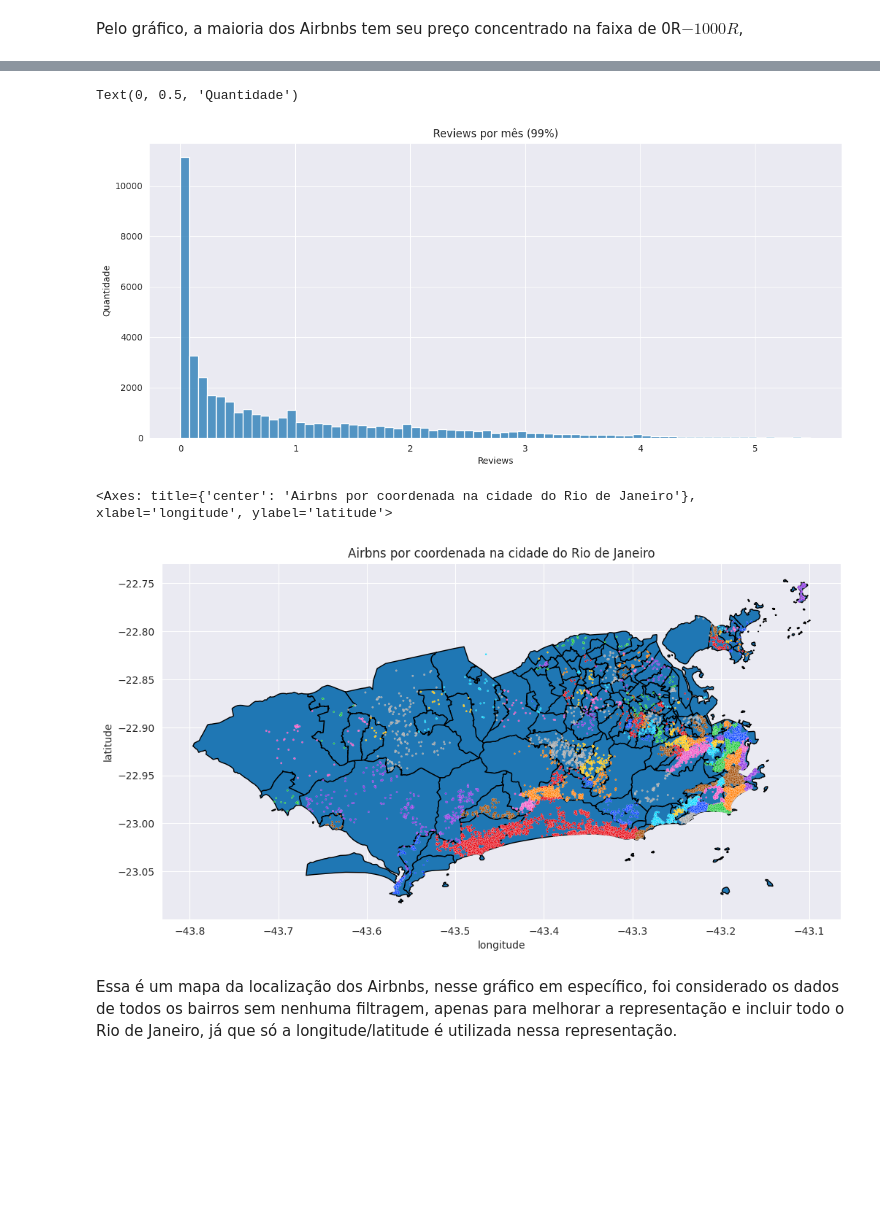
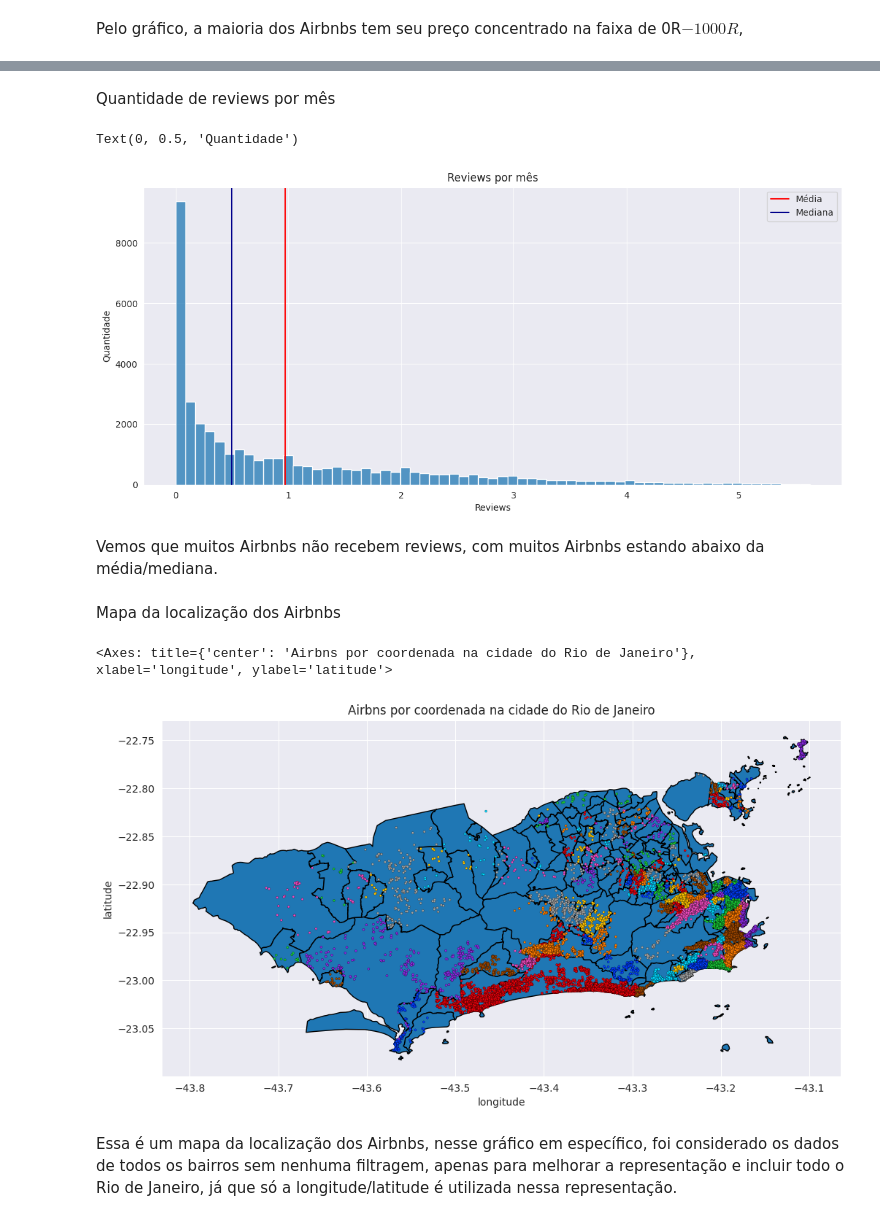
Before and after one commit to pagmaia/datasci-learning-project, a Jupyter notebook: airbnb-analysis.ipynb, the cells around one changed output, grey strips where cells are left out. Drawn from its saved outputs; the diff is of its cells as text; code cells hidden in the pictures; blank space fills up the shorter version.

```diff
--- a/airbnb-analysis.ipynb
+++ b/airbnb-analysis.ipynb
@@ -227,29 +243,37 @@ Text(0.5, 0, 'Preço')
+# %% [markdown]
+Quantidade de reviews por mês
 # %%
-# Quantidade de reviews por mês (99%)
+# Quantidade de reviews por mês
 plt.figure(figsize=(14, 6))
 
-percent = data["reviews_per_month"].quantile(0.99)
+plt.title("Reviews por mês")
 
-plt.title("Reviews por mês (99%)")
-ax = sns.histplot(data=data[data["reviews_per_month"] <= percent], x="reviews_per_month", bins="fd")
+plt.axvline(data["reviews_per_month"].mean(), color="red", label="Média")
+plt.axvline(data["reviews_per_month"].median(), color="darkblue", label="Mediana")
+plt.legend()
+
+ax = sns.histplot(data=data, x="reviews_per_month", bins="fd")
 ax.set_xlabel("Reviews")
 ax.set_ylabel("Quantidade")
 # %% [output]
 Text(0, 0.5, 'Quantidade')
-[figure, old version]
+[figure, new version]
+# %% [markdown]
+Vemos que muitos Airbnbs não recebem reviews, com muitos Airbnbs estando abaixo da média/mediana.
+# %% [markdown]
+Mapa da localização dos Airbnbs
 # %%
-# Pontos dos bairros com mais Airbnbs
-
+# Pontos geográficos dos Airbnbs
 bairros = geobr.read_neighborhood()
 bairros_rio = bairros[bairros["code_muni"] == 3304557]
 
 fig, ax = plt.subplots(figsize=(12,10))
 bairros_rio.plot(ax=ax, edgecolor="black")
 
 plt.title("Airbns por coordenada na cidade do Rio de Janeiro")
-sns.scatterplot(data=dataall, x="longitude", y="latitude", ax=ax, color="red", s=3, hue="neighbourhood", legend=False, palette="bright")
+sns.scatterplot(data=dataall, x="longitude", y="latitude", ax=ax, color="red", s=5, hue="neighbourhood", legend=False, palette="bright", edgecolor="black")
 # %% [output]
 <Axes: title={'center': 'Airbns por coordenada na cidade do Rio de Janeiro'}, xlabel='longitude', ylabel='latitude'>
-[figure, old version]
+[figure, new version]
-# %% [markdown]
-Essa é um mapa da localização dos Airbnbs, nesse gráfico em específico, foi considerado os dados de todos os bairros sem nenhuma filtragem, apenas para melhorar a representação e incluir todo o Rio de Janeiro, já que só a longitude/latitude é utilizada nessa representação.
+# %% [markdown]
+Essa é um mapa da localização dos Airbnbs, nesse gráfico em específico, foi considerado os dados de todos os bairros sem nenhuma filtragem, apenas para melhorar a representação e incluir todo o Rio de Janeiro, já que só a longitude/latitude é utilizada nessa representação.
```
Also changed, not shown: parts of 23 cells of this notebook.
